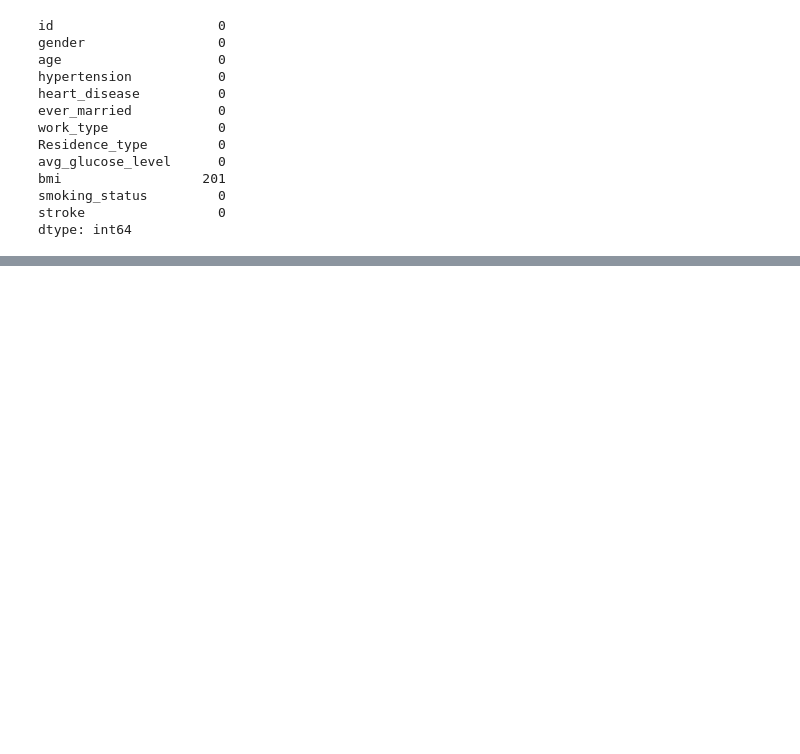
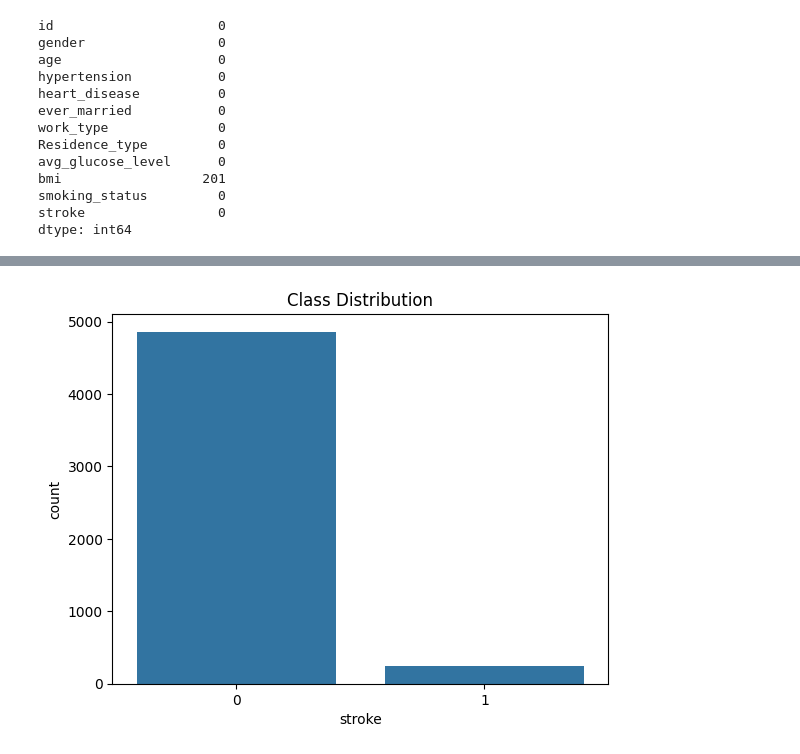
Before and after one commit to haile12michael12/Ischemic-Stroke-Prediction, a Jupyter notebook: notebooks/stroke_eda.ipynb, the cells around one changed output, grey strips where cells are left out. Saved outputs shown, nothing was run; the diff lists cells and outputs as text; code cells hidden in the pictures; blank space fills up the shorter version.

```diff
--- a/notebooks/stroke_eda.ipynb
+++ b/notebooks/stroke_eda.ipynb
@@ -54,7 +65,17 @@ smoking_status         0
 stroke                 0
 dtype: int64
 # %%
-# subset of df where 'bmi' is missing
-missing_data=df[df['bmi'].isna()]
-missing_data.head()
+# Clean data
+df = df.drop_duplicates()
+
+for col in df.columns:
+    if df[col].dtype == 'object':
+        df[col] = df[col].fillna(df[col].mode()[0])
+    else:
+        df[col] = df[col].fillna(df[col].median())
+
+if 'age' in df.columns:
+    df = df[df['age'] >= 0]
+
+df.info()
 # %% [output]
@@ -66,0 +103,9 @@ missing_data.head()
+# %%
+categorical_cols = df.select_dtypes(include=['object']).columns.tolist()
+label_encoders = {}
+for col in categorical_cols:
+    le = LabelEncoder()
+    df[col] = le.fit_transform(df[col])
+    label_encoders[col] = le
+
+df.head()
@@ -67 +121,8 @@ missing_data.head()
+# %%
+# Class balance
+sns.countplot(x='stroke', data=df)
+plt.title("Class Distribution")
+plt.show()
+# %% [output]
+[figure, added]
 # %%
```
Also changed, not shown: parts of 25 cells of this notebook.
